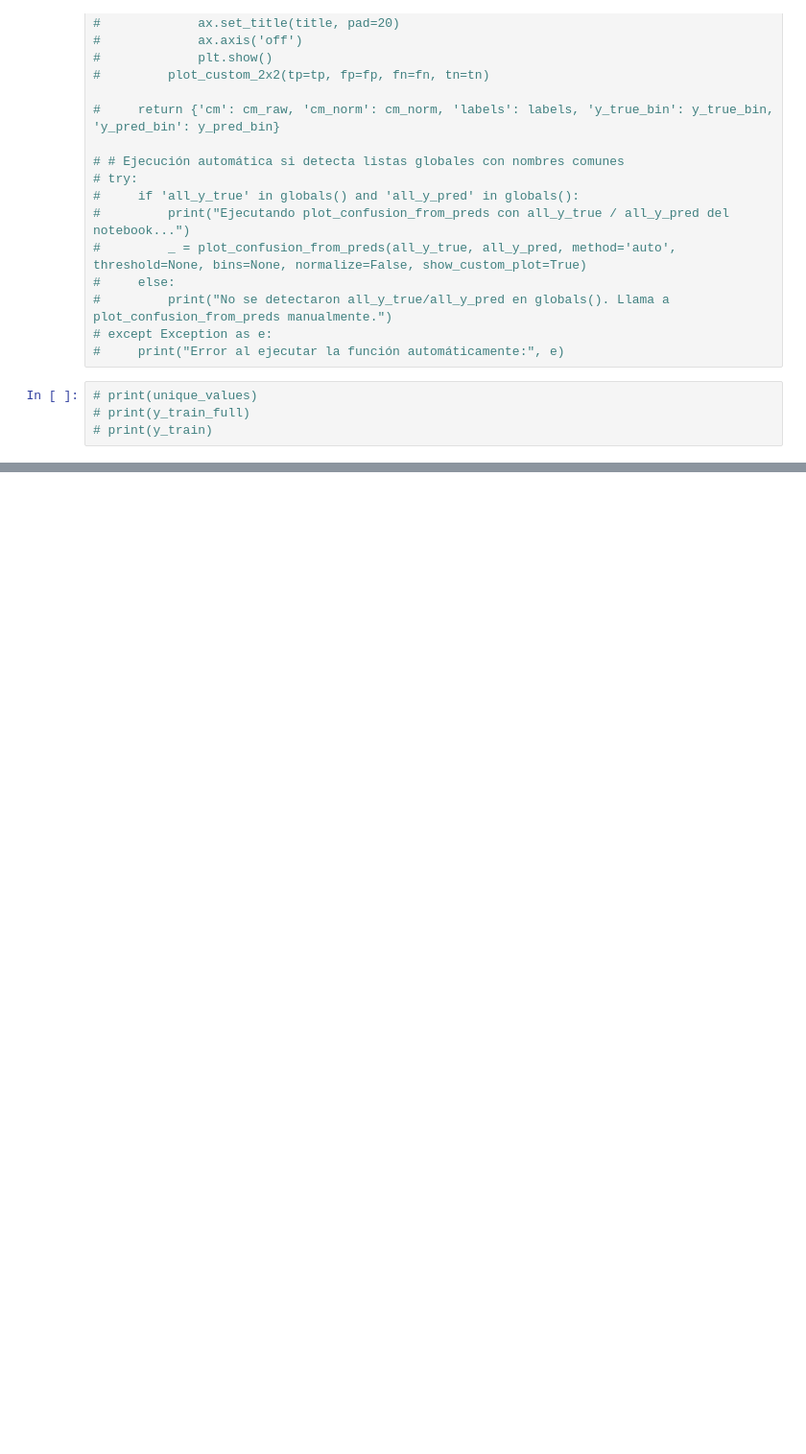
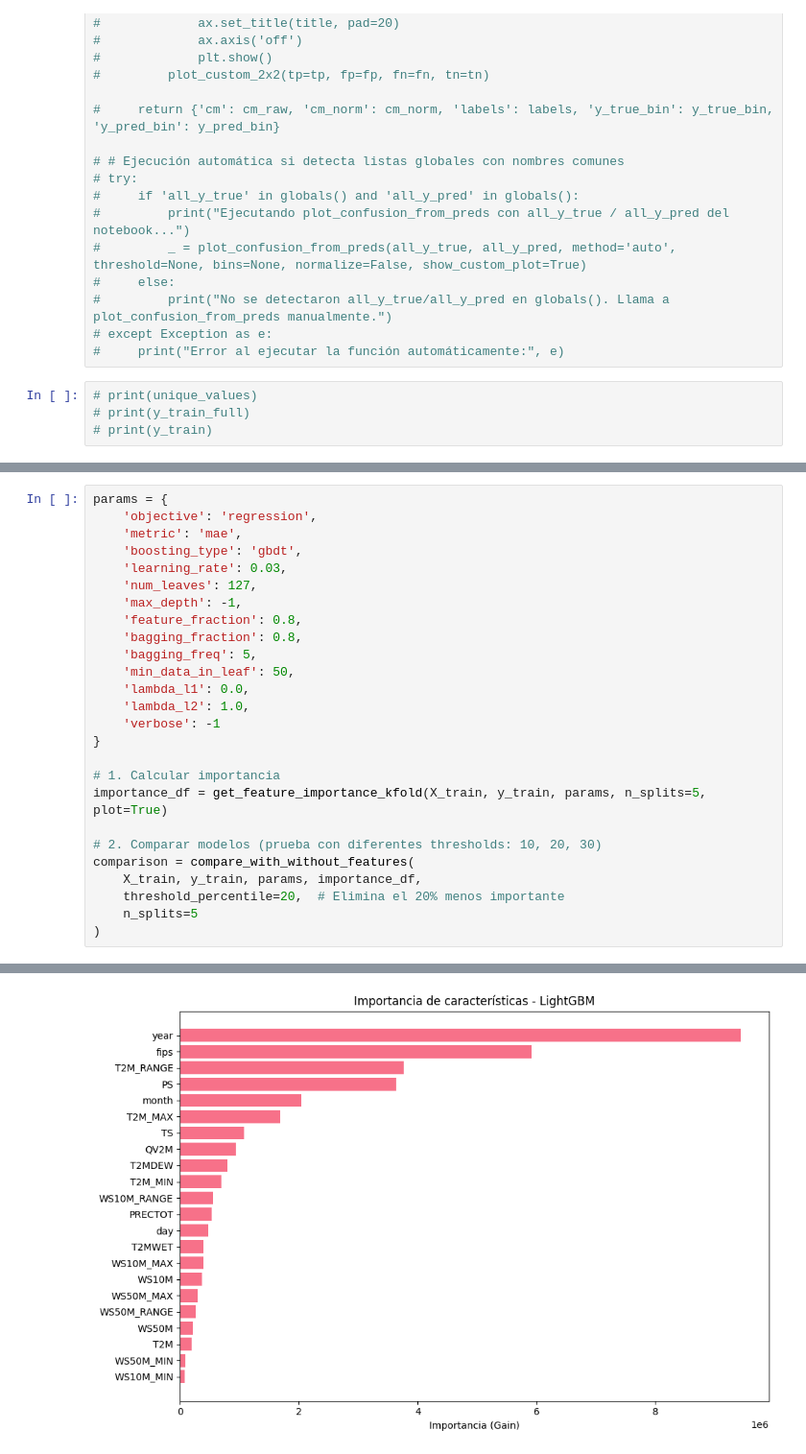
Before and after one commit to Edd1enator/Tesis_Prediccion_Sequias, a Jupyter notebook: ModeloKaggle.ipynb, the cells around one changed output, grey strips where cells are left out. Shown at 96% size. Saved outputs shown, nothing was run; the diff lists cells and outputs as text; blank space fills up the shorter version.

```diff
--- a/ModeloKaggle.ipynb
+++ b/ModeloKaggle.ipynb
@@ -1088,0 +956,27 @@ params = {
+# %%
+params = {
+    'objective': 'regression',
+    'metric': 'mae',
+    'boosting_type': 'gbdt',
+    'learning_rate': 0.03,
+    'num_leaves': 127,
+    'max_depth': -1,
+    'feature_fraction': 0.8,
+    'bagging_fraction': 0.8,
+    'bagging_freq': 5,
+    'min_data_in_leaf': 50,
+    'lambda_l1': 0.0,
+    'lambda_l2': 1.0,
+    'verbose': -1
+}
+
+# 1. Calcular importancia
+importance_df = get_feature_importance_kfold(X_train, y_train, params, n_splits=5, plot=True)
+
+# 2. Comparar modelos (prueba con diferentes thresholds: 10, 20, 30)
+comparison = compare_with_without_features(
+    X_train, y_train, params, importance_df,
+    threshold_percentile=20,  # Elimina el 20% menos importante
+    n_splits=5
+)
+# %% [output]
@@ -1088,0 +999 @@ params = {
+[figure, added]
```
Also changed, not shown: parts of 30 cells of this notebook.
